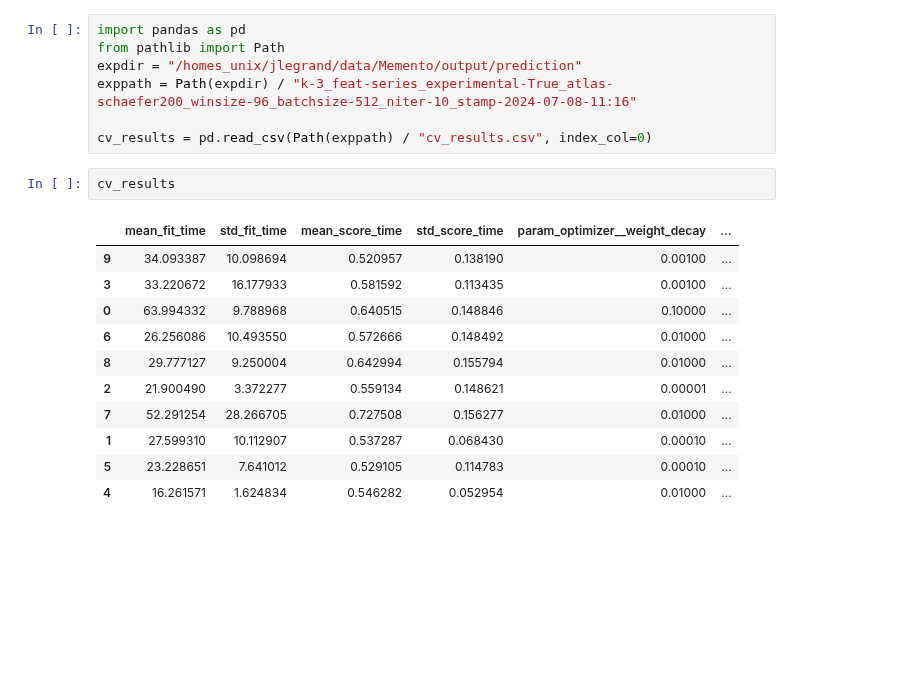
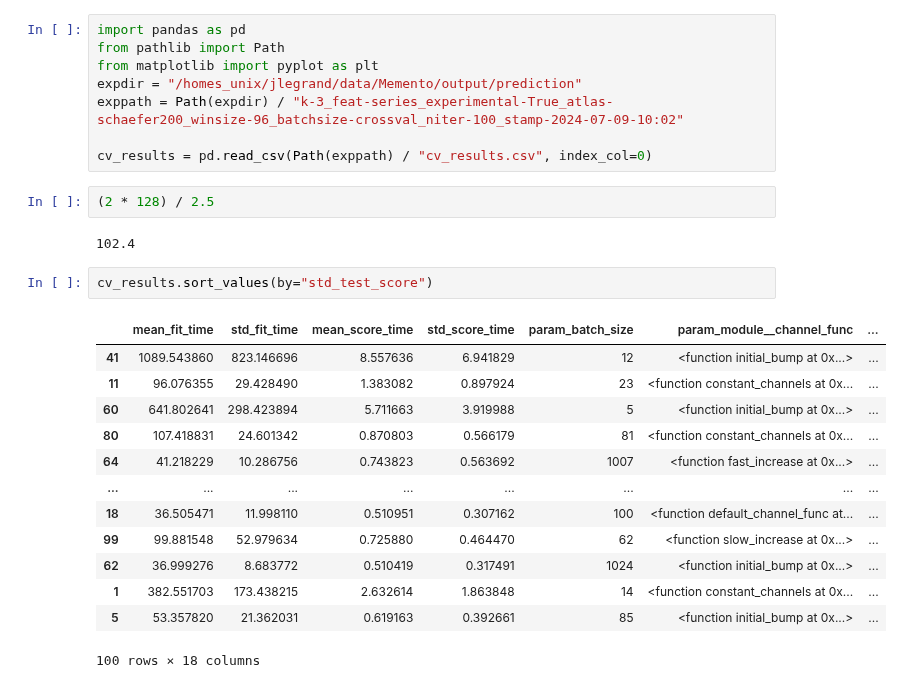
Before and after one commit to jonathan-legrand/cogpred, a Jupyter notebook: load_cv.ipynb, the cells around one changed output. Saved outputs shown, nothing was run; the diff lists cells and outputs as text; blank space fills up the shorter version.

```diff
--- a/load_cv.ipynb
+++ b/load_cv.ipynb
@@ -1,21 +1,28 @@
 # %%
 import pandas as pd
 from pathlib import Path
+from matplotlib import pyplot as plt
 expdir = "/homes_unix/jlegrand/data/Memento/output/prediction"
-exppath = Path(expdir) / "k-3_feat-series_experimental-True_atlas-schaefer200_winsize-96_batchsize-512_niter-10_stamp-2024-07-08-11:16"
+exppath = Path(expdir) / "k-3_feat-series_experimental-True_atlas-schaefer200_winsize-96_batchsize-crossval_niter-100_stamp-2024-07-09-10:02"
 
 cv_results = pd.read_csv(Path(exppath) / "cv_results.csv", index_col=0)
-# %%
-cv_results
-# %% [output]
-|  | mean_fit_time | std_fit_time | mean_score_time | std_score_time | param_optimizer__weight_decay | ... |
-| 9 | 34.093387 | 10.098694 | 0.520957 | 0.138190 | 0.00100 | ... |
-| 3 | 33.220672 | 16.177933 | 0.581592 | 0.113435 | 0.00100 | ... |
-| 0 | 63.994332 | 9.788968 | 0.640515 | 0.148846 | 0.10000 | ... |
-| 6 | 26.256086 | 10.493550 | 0.572666 | 0.148492 | 0.01000 | ... |
-| 8 | 29.777127 | 9.250004 | 0.642994 | 0.155794 | 0.01000 | ... |
-| 2 | 21.900490 | 3.372277 | 0.559134 | 0.148621 | 0.00001 | ... |
-| 7 | 52.291254 | 28.266705 | 0.727508 | 0.156277 | 0.01000 | ... |
-| 1 | 27.599310 | 10.112907 | 0.537287 | 0.068430 | 0.00010 | ... |
-| 5 | 23.228651 | 7.641012 | 0.529105 | 0.114783 | 0.00010 | ... |
-| 4 | 16.261571 | 1.624834 | 0.546282 | 0.052954 | 0.01000 | ... |
+# %%
+(2 * 128) / 2.5
+# %% [output]
+102.4
+# %%
+cv_results.sort_values(by="std_test_score")
+# %% [output]
+|  | mean_fit_time | std_fit_time | mean_score_time | std_score_time | param_batch_size | param_module__channel_func | ... |
+| 41 | 1089.543860 | 823.146696 | 8.557636 | 6.941829 | 12 | <function initial_bump at 0x...> | ... |
+| 11 | 96.076355 | 29.428490 | 1.383082 | 0.897924 | 23 | <function constant_channels at 0x... | ... |
+| 60 | 641.802641 | 298.423894 | 5.711663 | 3.919988 | 5 | <function initial_bump at 0x...> | ... |
+| 80 | 107.418831 | 24.601342 | 0.870803 | 0.566179 | 81 | <function constant_channels at 0x... | ... |
+| 64 | 41.218229 | 10.286756 | 0.743823 | 0.563692 | 1007 | <function fast_increase at 0x...> | ... |
+| ... | ... | ... | ... | ... | ... | ... | ... |
+| 18 | 36.505471 | 11.998110 | 0.510951 | 0.307162 | 100 | <function default_channel_func at... | ... |
+| 99 | 99.881548 | 52.979634 | 0.725880 | 0.464470 | 62 | <function slow_increase at 0x...> | ... |
+| 62 | 36.999276 | 8.683772 | 0.510419 | 0.317491 | 1024 | <function initial_bump at 0x...> | ... |
+| 1 | 382.551703 | 173.438215 | 2.632614 | 1.863848 | 14 | <function constant_channels at 0x... | ... |
+| 5 | 53.357820 | 21.362031 | 0.619163 | 0.392661 | 85 | <function initial_bump at 0x...> | ... |
+100 rows × 18 columns
```
Also changed, not shown: parts of 3 cells of this notebook.
